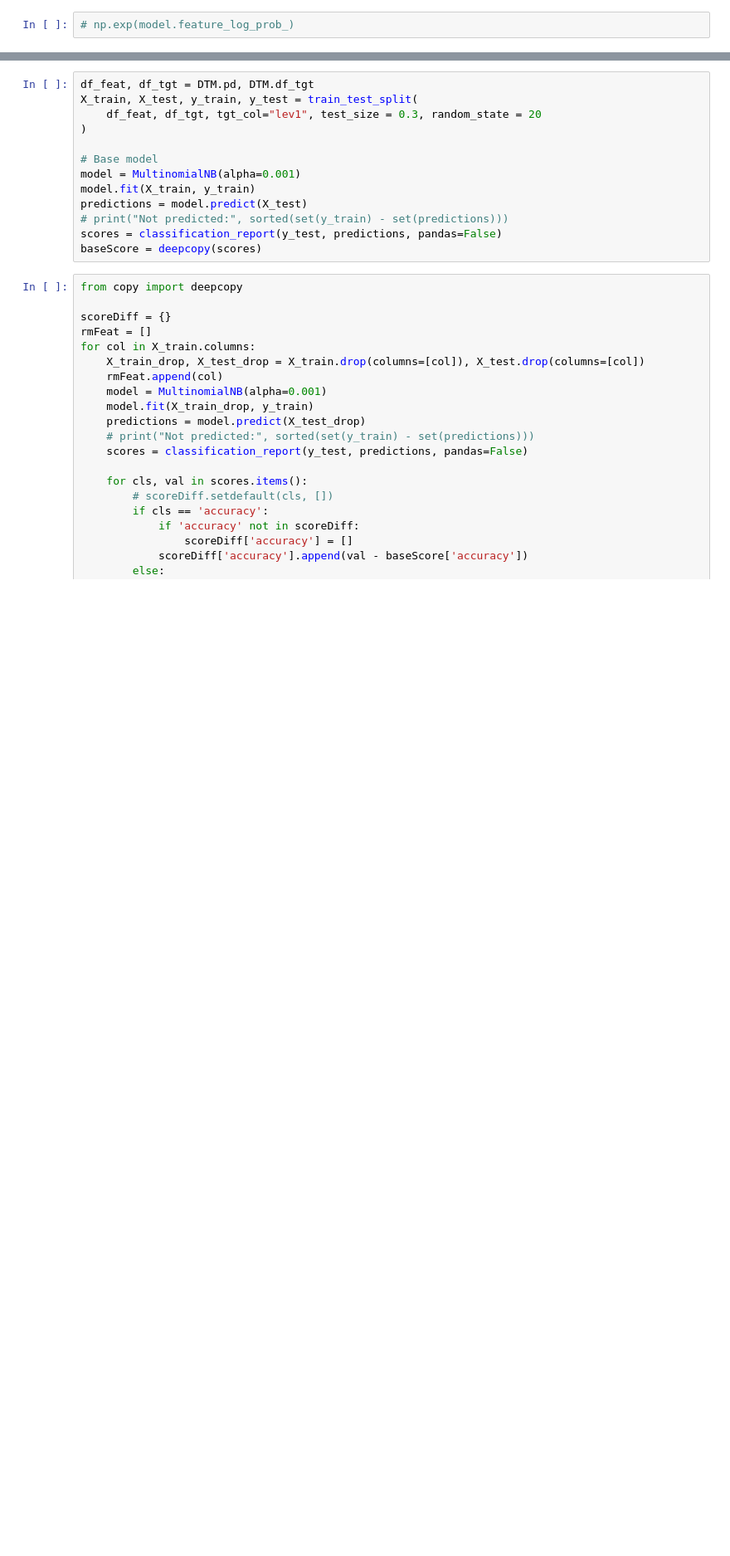
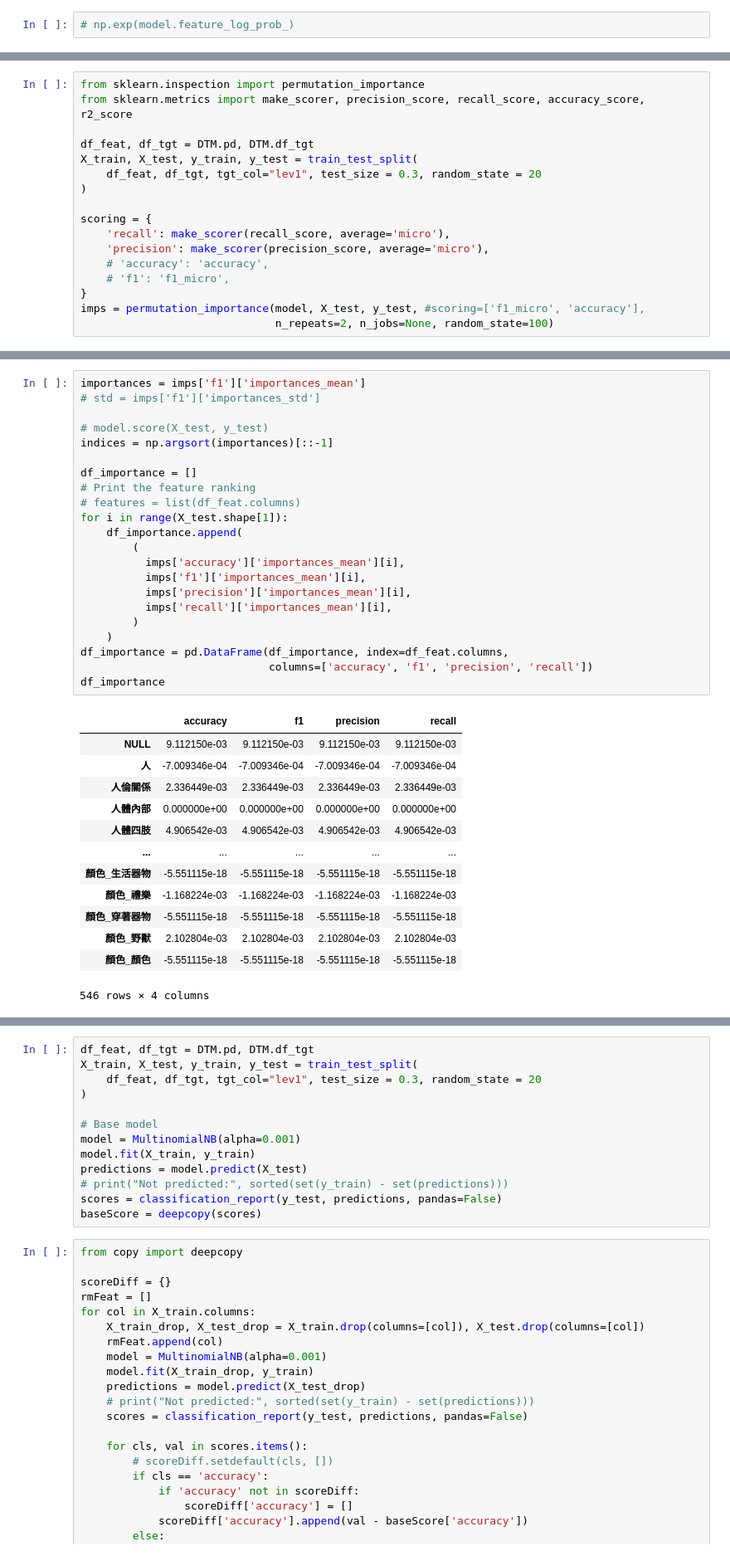
Before and after one commit to liao961120/cilin, a Jupyter notebook: etc/naive_bayes.ipynb, the cells around one changed output, grey strips where cells are left out. Shown: that part at 83% size. Cells and saved outputs as stored; diff of their text form; blank space fills up the shorter version.

```diff
--- a/etc/naive_bayes.ipynb
+++ b/etc/naive_bayes.ipynb
@@ -93,0 +91,17 @@ Not predicted: ['C 時空', 'F 動作', 'G 心理活動', 'I 現象與狀態', '
+# %%
+from sklearn.inspection import permutation_importance
+from sklearn.metrics import make_scorer, precision_score, recall_score, accuracy_score, r2_score
+
+df_feat, df_tgt = DTM.pd, DTM.df_tgt
+X_train, X_test, y_train, y_test = train_test_split(
+    df_feat, df_tgt, tgt_col="lev1", test_size = 0.3, random_state = 20
+)
+
+scoring = {
+    'recall': make_scorer(recall_score, average='micro'),
+    'precision': make_scorer(precision_score, average='micro'),
+    # 'accuracy': 'accuracy',
+    # 'f1': 'f1_micro',
+}
+imps = permutation_importance(model, X_test, y_test, #scoring=['f1_micro', 'accuracy'],
+                              n_repeats=2, n_jobs=None, random_state=100)
@@ -93,0 +120,36 @@ Not predicted: ['C 時空', 'F 動作', 'G 心理活動', 'I 現象與狀態', '
+# %%
+importances = imps['f1']['importances_mean']
+# std = imps['f1']['importances_std']
+
+# model.score(X_test, y_test)
+indices = np.argsort(importances)[::-1]
+
+df_importance = []
+# Print the feature ranking
+# features = list(df_feat.columns)
+for i in range(X_test.shape[1]):
+    df_importance.append(
+        (
+          imps['accuracy']['importances_mean'][i],
+          imps['f1']['importances_mean'][i],
+          imps['precision']['importances_mean'][i],
+          imps['recall']['importances_mean'][i],
+        )
+    )
+df_importance = pd.DataFrame(df_importance, index=df_feat.columns,
+                             columns=['accuracy', 'f1', 'precision', 'recall'])
+df_importance
+# %% [output]
+|  | accuracy | f1 | precision | recall |
+| NULL | 9.112150e-03 | 9.112150e-03 | 9.112150e-03 | 9.112150e-03 |
+| 人 | -7.009346e-04 | -7.009346e-04 | -7.009346e-04 | -7.009346e-04 |
+| 人倫關係 | 2.336449e-03 | 2.336449e-03 | 2.336449e-03 | 2.336449e-03 |
+| 人體內部 | 0.000000e+00 | 0.000000e+00 | 0.000000e+00 | 0.000000e+00 |
+| 人體四肢 | 4.906542e-03 | 4.906542e-03 | 4.906542e-03 | 4.906542e-03 |
+| ... | ... | ... | ... | ... |
+| 顏色_生活器物 | -5.551115e-18 | -5.551115e-18 | -5.551115e-18 | -5.551115e-18 |
+| 顏色_禮樂 | -1.168224e-03 | -1.168224e-03 | -1.168224e-03 | -1.168224e-03 |
+| 顏色_穿著器物 | -5.551115e-18 | -5.551115e-18 | -5.551115e-18 | -5.551115e-18 |
+| 顏色_野獸 | 2.102804e-03 | 2.102804e-03 | 2.102804e-03 | 2.102804e-03 |
+| 顏色_顏色 | -5.551115e-18 | -5.551115e-18 | -5.551115e-18 | -5.551115e-18 |
+546 rows × 4 columns
```
Also changed, not shown: parts of 10 cells of this notebook.
